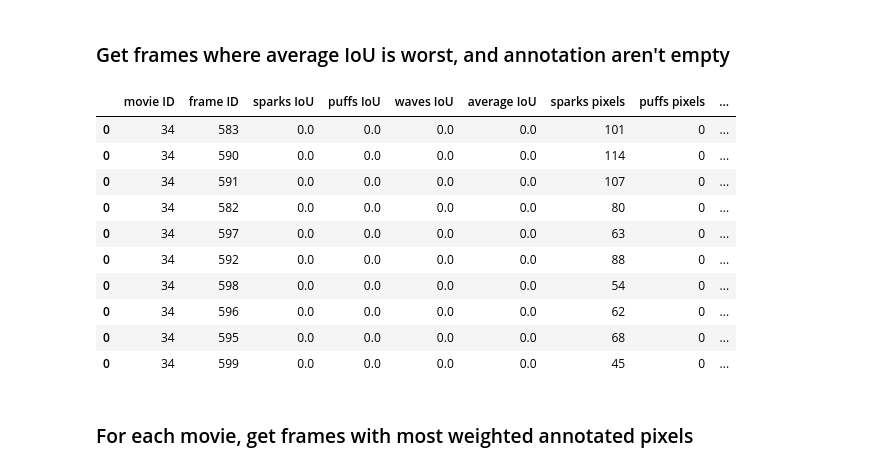
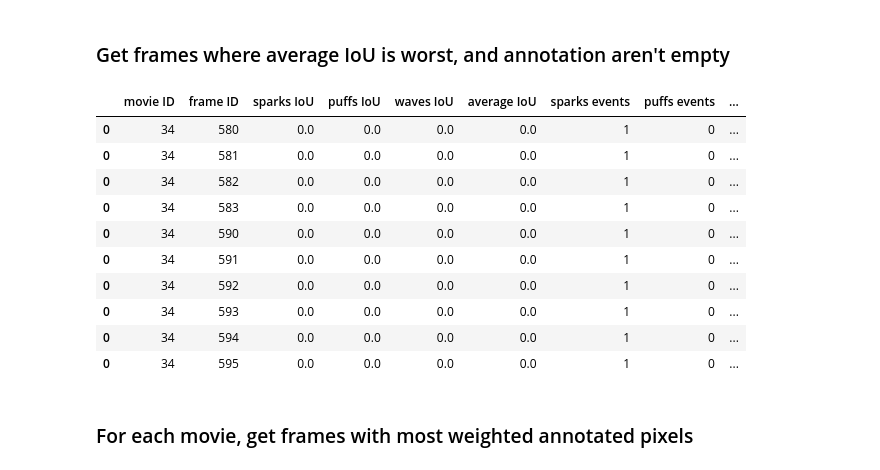
Before and after one commit to dottipr/sparks_project, a Jupyter notebook: sparks/EXPERT VALIDATION select slices.ipynb, the cells around one changed output. Saved outputs shown, nothing was run; the diff lists cells and outputs as text; code cells hidden in the pictures.

```diff
--- a/sparks/EXPERT VALIDATION select slices.ipynb
+++ b/sparks/EXPERT VALIDATION select slices.ipynb
@@ -203,9 +185,10 @@ for movie_id in movie_ids:
 # configure dataframe
 cols = ['movie ID', 'frame ID',
         'sparks IoU', 'puffs IoU', 'waves IoU', 'average IoU',
-        'sparks pixels', 'puffs pixels', 'waves pixels',
-        'sparks weighted pixels', 'puffs weighted pixels',
-        'waves weighted pixels', 'weighted sum pixels']
+        'sparks events', 'puffs events', 'waves events',
+        'sparks weighted events', 'puffs weighted events', 'waves weighted events',
+        'sum weighted events'
+        ]
 
 frames_stats_df = pd.DataFrame(columns=cols)
 
@@ -215,6 +198,10 @@ for movie_id in movie_ids:
     sample_ys = empty_marginal_frames(video=ys[movie_id],
                                       n_frames=ignore_frames_loss)
 
+    sample_ys_events = empty_marginal_frames(video=ys_events[movie_id],
+                                             n_frames=ignore_frames_loss)
+
+    # sample_preds is a dict with keys 'sparks','puffs' and 'waves'
     sample_preds = {} # where predicted segmentation will be stored
     for event_type in classes:
         sample_preds[event_type] = empty_marginal_frames(
@@ -225,13 +212,12 @@ for movie_id in movie_ids:
     # mask ignored during training
     ignore_mask = sample_ys==class_to_nb('ignore')
 
-    # sample_preds is a dict with keys 'sparks','puffs' and 'waves'
     for frame_id in range(len(sample_ys)):
         # create frame dict that will be appended to dataframe
         frame_dict = {'movie ID': movie_id,
                       'frame ID': frame_id,
                       'average IoU' : 0,
-                      'weighted sum pixels' : 0}
+                      'sum weighted events' : 0}
 
         for event_type in classes:
             # get binary masks corrisponding to event type
@@ -245,11 +231,13 @@ for movie_id in movie_ids:
             frame_dict[event_type+' IoU'] = iou
             frame_dict['average IoU'] += iou
 
-            # count number of (WEIGHTED) annotated pixels
-            nonzero_pixels = np.count_nonzero(ys_frame_class)
-            frame_dict[event_type+' pixels'] = nonzero_pixels
-            frame_dict[event_type+' weighted pixels'] = w_dict[event_type]*nonzero_pixels
-            frame_dict['weighted sum pixels'] += w_dict[event_type]*nonzero_pixels
+            # get event mask corrisponding to event type
+            ys_events_frame_class = np.where(ys_frame_class, sample_ys_events[frame_id], 0)
+            # count number of events in frame
+            frame_dict[event_type+' events'] = np.unique(ys_events_frame_class).size - 1
+            # count number of weighted events in frame
+            frame_dict[event_type+' weighted events'] = w_dict[event_type]*frame_dict[event_type+' events']
+            frame_dict['sum weighted events'] += w_dict[event_type]*frame_dict[event_type+' events']
 
         frame_dict['average IoU'] /= len(classes)
 
@@ -278,7 +266,7 @@ frames_stats_df
 Idea: if nb pixels in annotations == 0 and IoU avg == 1 ==> nb pixels in preds = 0
 # %%
 frames_stats_df = frames_stats_df.loc[(frames_stats_df['average IoU']!=1)
-                                        | (frames_stats_df['weighted sum pixels']!=0)]
+                                        | (frames_stats_df['sum weighted events']!=0)]
 # %%
 frames_stats_df
 # %% [output]
@@ -299,0 +290,3 @@ frames_stats_df
+# %%
+# Get df of frames containing sparks
+sparks_df = frames_stats_df.loc[frames_stats_df['sparks events']!=0]
@@ -342,3 +347,0 @@ puffs_df.sort_values(['puffs IoU', 'puffs pixels'], ascending=[True, False]).hea
-# %%
-# Get df of frames containing sparks
-sparks_df = frames_stats_df.loc[frames_stats_df['sparks pixels']!=0]
@@ -365,18 +353,18 @@ events_df = frames_stats_df.loc[frames_stats_df['weighted sum pixels']!=0]
 # %%
 # Order events df from worst average IoU to best
-sparks_df.sort_values(['average IoU', 'weighted sum pixels'], ascending=[True, False]).head(10)
+sparks_df.sort_values(['average IoU', 'sum weighted events'], ascending=[True, False]).head(10)
 # %% [output]
-|  | movie ID | frame ID | sparks IoU | puffs IoU | waves IoU | average IoU | sparks pixels | puffs pixels | ... |
-| 0 | 34 | 583 | 0.0 | 0.0 | 0.0 | 0.0 | 101 | 0 | ... |
-| 0 | 34 | 590 | 0.0 | 0.0 | 0.0 | 0.0 | 114 | 0 | ... |
-| 0 | 34 | 591 | 0.0 | 0.0 | 0.0 | 0.0 | 107 | 0 | ... |
-| 0 | 34 | 582 | 0.0 | 0.0 | 0.0 | 0.0 | 80 | 0 | ... |
-| 0 | 34 | 597 | 0.0 | 0.0 | 0.0 | 0.0 | 63 | 0 | ... |
-| 0 | 34 | 592 | 0.0 | 0.0 | 0.0 | 0.0 | 88 | 0 | ... |
-| 0 | 34 | 598 | 0.0 | 0.0 | 0.0 | 0.0 | 54 | 0 | ... |
-| 0 | 34 | 596 | 0.0 | 0.0 | 0.0 | 0.0 | 62 | 0 | ... |
-| 0 | 34 | 595 | 0.0 | 0.0 | 0.0 | 0.0 | 68 | 0 | ... |
-| 0 | 34 | 599 | 0.0 | 0.0 | 0.0 | 0.0 | 45 | 0 | ... |
+|  | movie ID | frame ID | sparks IoU | puffs IoU | waves IoU | average IoU | sparks events | puffs events | ... |
+| 0 | 34 | 580 | 0.0 | 0.0 | 0.0 | 0.0 | 1 | 0 | ... |
+| 0 | 34 | 581 | 0.0 | 0.0 | 0.0 | 0.0 | 1 | 0 | ... |
+| 0 | 34 | 582 | 0.0 | 0.0 | 0.0 | 0.0 | 1 | 0 | ... |
+| 0 | 34 | 583 | 0.0 | 0.0 | 0.0 | 0.0 | 1 | 0 | ... |
+| 0 | 34 | 590 | 0.0 | 0.0 | 0.0 | 0.0 | 1 | 0 | ... |
+| 0 | 34 | 591 | 0.0 | 0.0 | 0.0 | 0.0 | 1 | 0 | ... |
+| 0 | 34 | 592 | 0.0 | 0.0 | 0.0 | 0.0 | 1 | 0 | ... |
+| 0 | 34 | 593 | 0.0 | 0.0 | 0.0 | 0.0 | 1 | 0 | ... |
+| 0 | 34 | 594 | 0.0 | 0.0 | 0.0 | 0.0 | 1 | 0 | ... |
+| 0 | 34 | 595 | 0.0 | 0.0 | 0.0 | 0.0 | 1 | 0 | ... |
 # %% [markdown]
 ### For each movie, get frames with most weighted annotated pixels
 # %%
```
Also changed, not shown: parts of 28 cells of this notebook, 8 other files.
